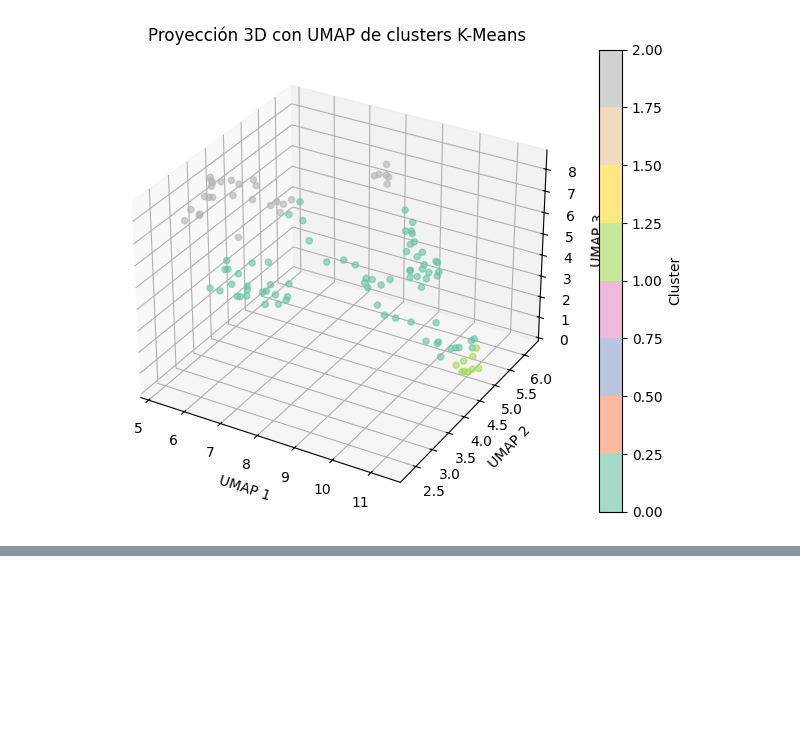
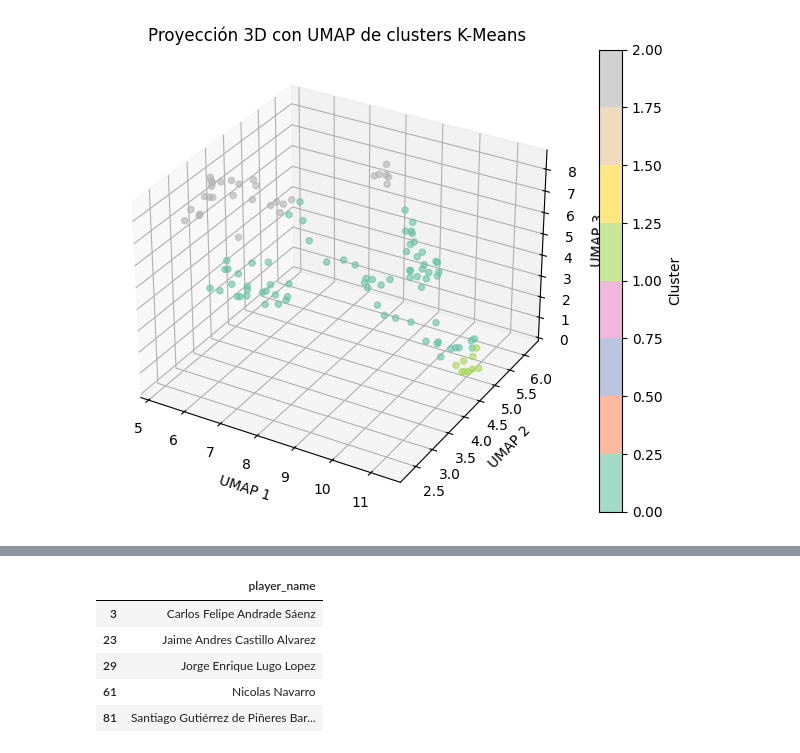
Before and after one commit to valenlopezzz04/Proyecto-padel-analitica, a Jupyter notebook: kmeans2.ipynb, the cells around one changed output, grey strips where cells are left out. Cells and saved outputs as stored; diff of their text form; code cells hidden in the pictures; blank space fills up the shorter version.

```diff
--- a/kmeans2.ipynb
+++ b/kmeans2.ipynb
@@ -1022,0 +714,78 @@ display(df_player)
+# %%
+# ============================================================
+# 1. Cargar jugadores.csv (limpieza de encoding)
+# ============================================================
+
+import pandas as pd
+import numpy as np
+
+df_jug = pd.read_csv("jugadores.csv", encoding="latin-1")
+
+# Normalizar nombres
+df_jug["NOMBRE_CLEAN"] = (
+    df_jug["NOMBRE"]
+    .str.normalize("NFKD")
+    .str.encode("ascii", "ignore")
+    .str.decode("utf-8")
+    .str.lower()
+    .str.strip()
+)
+
+df_match["player_name_clean"] = (
+    df_match["player_name"]
+    .str.normalize("NFKD")
+    .str.encode("ascii", "ignore")
+    .str.decode("utf-8")
+    .str.lower()
+    .str.strip()
+)
+
+# ============================================================
+# 2. Correcciones/manual mapping DEFINITIVO
+# ============================================================
+
+manual_map = {
+    # Jugadores inexistentes en jugadores.csv → None
+    "carlos felipe andrade saenz": None,
+    "jaime andres castillo alvarez": None,
+    "jorge enrique lugo lopez": None,
+    "nicolas navarro": None,
+    "santiago gutierrez de pineres barbosa": None,
+
+    # ✔ Jugadores que sí existen pero con nombres diferentes
+    "luis jorge garcia camargo": "jorge garcia camargo",
+    "maria jose cifuentes": "maria jose cifuentes martinez",
+    "nicole lizarazo": "nicole lizarazo hernandez",
+
+    # ⭐ CORREGIDO PARA NIKOL (versión que aparece en df_match)
+    "nikol sofia avendano": "nikol sofia avendano suarez",
+}
+
+# Aplicar mapping manual
+df_match["mapped_name"] = df_match["player_name_clean"].map(manual_map)
+
+# Para jugadores que no estaban en el diccionario → usar nombre normalizado original
+df_match.loc[df_match["mapped_name"].isna(), "mapped_name"] = df_match["player_name_clean"]
+
+# ============================================================
+# 3. MERGE usando mapped_name
+# ============================================================
+
+df_full = df_match.merge(
+    df_jug,
+    left_on="mapped_name",
+    right_on="NOMBRE_CLEAN",
+    how="left"
+)
+
+print("Dataset final después del merge manual:", df_full.shape)
+display(df_full.head())
+
+# ============================================================
+# 4. Jugadores aún sin match (ya debe desaparecer Nikol)
+# ============================================================
+
+sin_match = df_full[df_full["NOMBRE"].isna()][["player_name"]].drop_duplicates()
+print("\n⚠️ Jugadores sin match incluso después del mapping manual:")
+display(sin_match)
+# %% [output]
@@ -1022,0 +801,6 @@ display(df_player)
+|  | player_name |
+| 3 | Carlos Felipe Andrade Sáenz |
+| 23 | Jaime Andres Castillo Alvarez |
+| 29 | Jorge Enrique Lugo Lopez |
+| 61 | Nicolas Navarro |
+| 81 | Santiago Gutiérrez de Piñeres Bar... |
```
Also changed, not shown: parts of 8 cells of this notebook, 2 other files.
